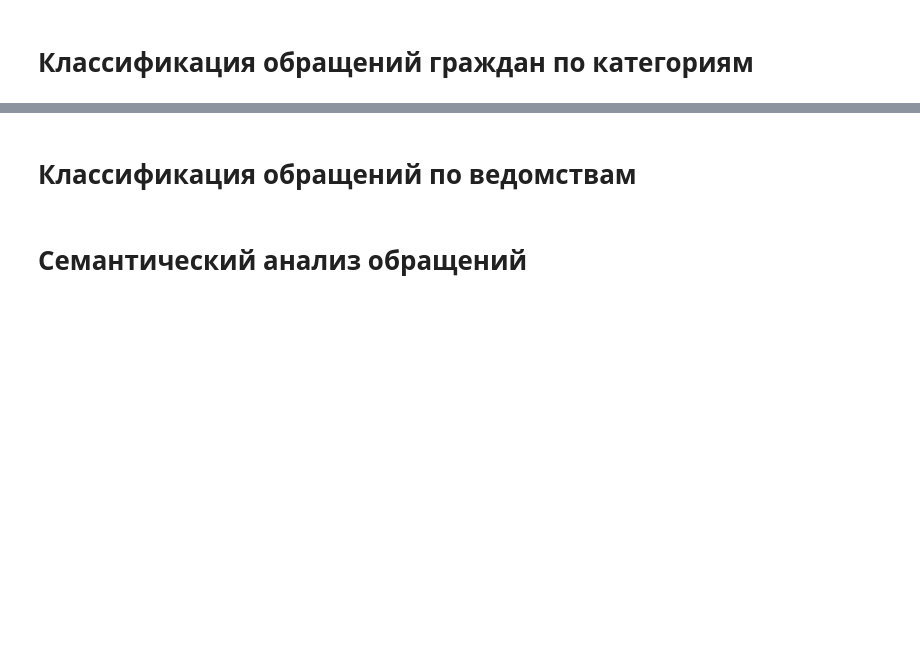
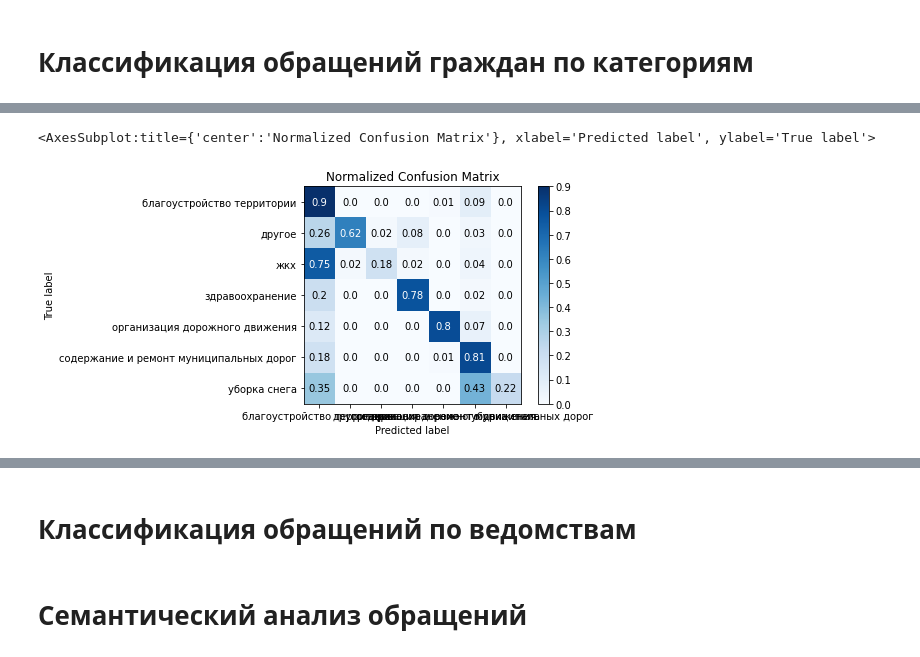
Before and after one commit to AraKchrUser/WS2022, a Jupyter notebook: Session3/Session3.ipynb, the cells around one changed output, grey strips where cells are left out. Drawn from its saved outputs; the diff is of its cells as text; code cells hidden in the pictures; blank space fills up the shorter version.

Commit message:
change Session3

```diff
--- a/Session3/Session3.ipynb
+++ b/Session3/Session3.ipynb
@@ -193,3 +211,9 @@ adjusted_rand_score: 0.06209278057107985
 # Лучше всех себя показала SpectralClustering
 # %% [markdown]
 # Классификация обращений граждан по категориям
+# %%
+# Загружаем данные
+try:
+    df = pd.read_csv('../Session2/category.csv')
+except Exception as ex:
+    print(ex)
@@ -195,0 +230,5 @@ adjusted_rand_score: 0.06209278057107985
+# %%
+train_x, test_x, train_y, test_y = train_test_split(df.iloc[:, 1:-1], df.category,
+                                                    test_size=0.33, stratify=df.category)
+train_x, valid_x, train_y, valid_y = train_test_split(df.iloc[:, 1:-1], df.category,
+                                                    test_size=0.33, stratify=df.category)
@@ -195,0 +237,8 @@ adjusted_rand_score: 0.06209278057107985
+# %%
+model = catboost.CatBoostClassifier(
+    boosting_type='Ordered',
+    custom_metric=['AUC', 'F1'],
+    eval_metric='AUC'
+)
+
+model.fit(train_x, train_y, eval_set=(valid_x, valid_y), plot=True, verbose=False)
@@ -195,0 +306,5 @@ adjusted_rand_score: 0.06209278057107985
+# %%
+skplt.metrics.plot_confusion_matrix(test_y, model.predict(test_x), normalize=True)
+# %% [output]
+<AxesSubplot:title={'center':'Normalized Confusion Matrix'}, xlabel='Predicted label', ylabel='True label'>
+[figure, added]
```
Also changed, not shown: parts of 35 cells of this notebook.
